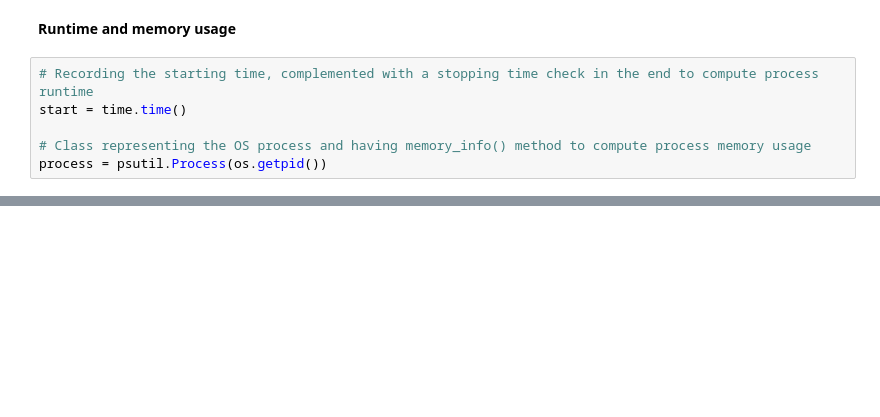
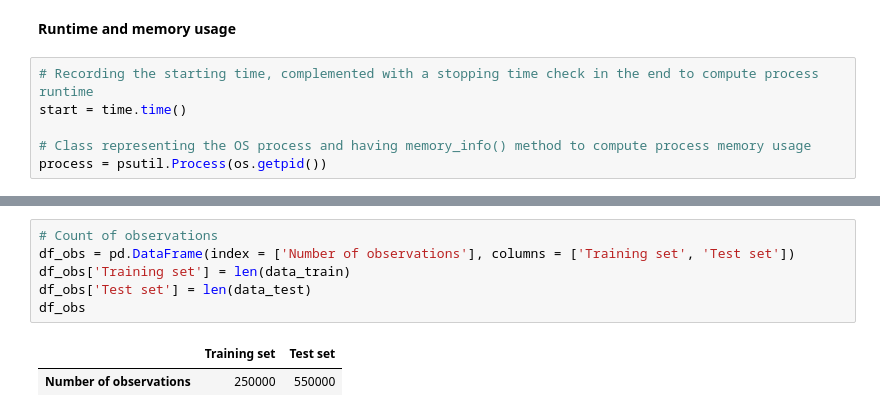
Before and after one commit to andysingal/xgboost, a Jupyter notebook: xgboost.ipynb, the cells around one changed output, grey strips where cells are left out. Drawn from its saved outputs; the diff is of its cells as text; blank space fills up the shorter version.

```diff
--- a/xgboost.ipynb
+++ b/xgboost.ipynb
@@ -87,0 +162,9 @@ process = psutil.Process(os.getpid())
+# %%
+# Count of observations
+df_obs = pd.DataFrame(index = ['Number of observations'], columns = ['Training set', 'Test set'])
+df_obs['Training set'] = len(data_train)
+df_obs['Test set'] = len(data_test)
+df_obs
+# %% [output]
+|  | Training set | Test set |
+| Number of observations | 250000 | 550000 |
```
Also changed, not shown: parts of 18 cells of this notebook.
